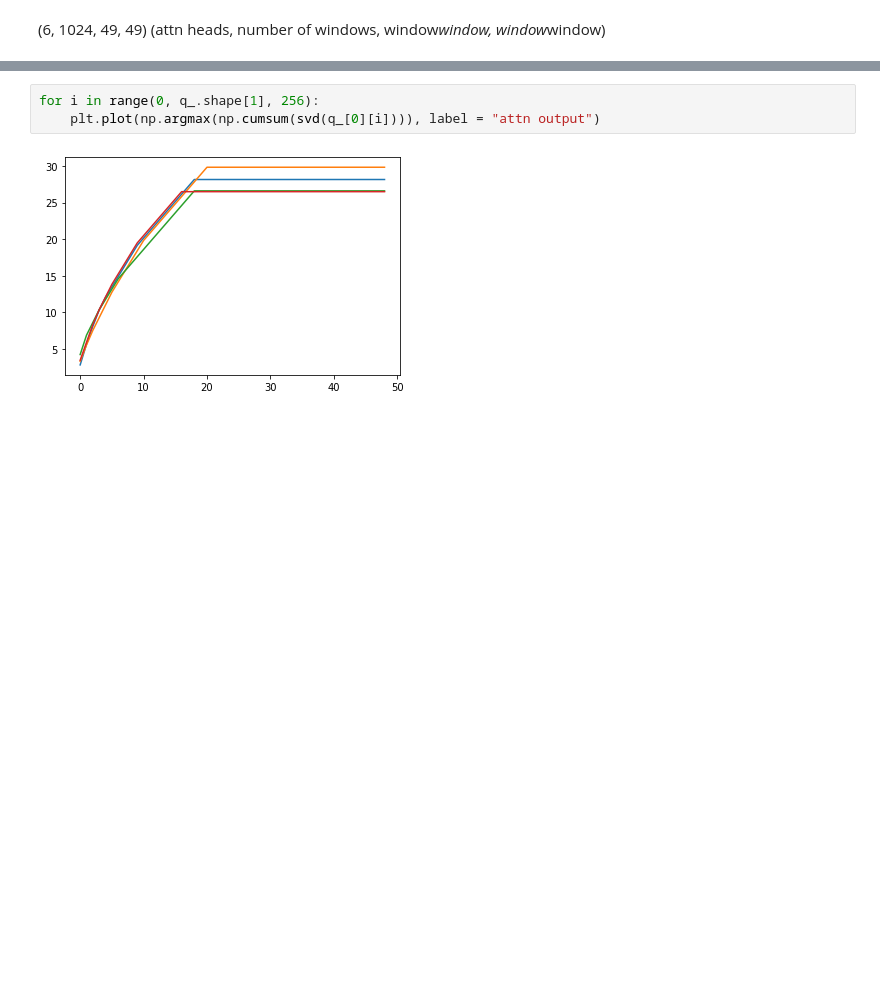
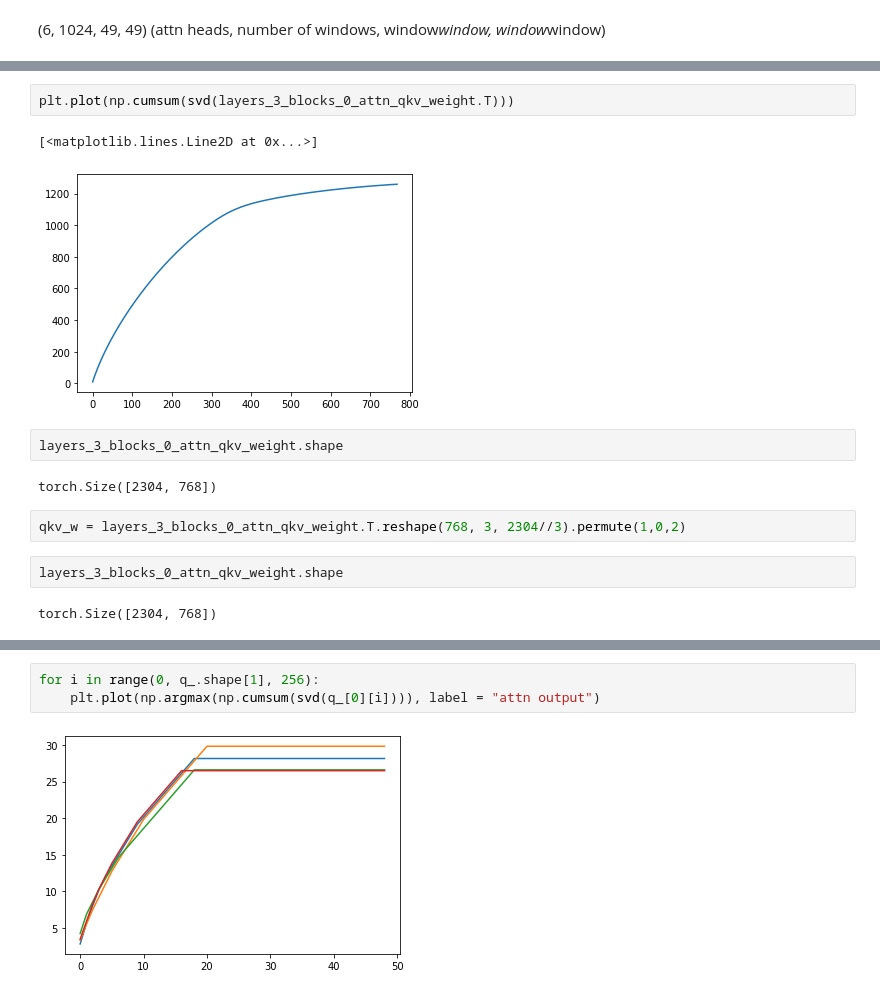
Before and after one commit to ashwinve/ODML-SwinT-JetNano, a Jupyter notebook: ODML-Swin-Transformer/LoRA_analysis.ipynb, the cells around one changed output, grey strips where cells are left out. Drawn from its saved outputs; the diff is of its cells as text; blank space fills up the shorter version.

```diff
--- a/ODML-Swin-Transformer/LoRA_analysis.ipynb
+++ b/ODML-Swin-Transformer/LoRA_analysis.ipynb
@@ -460,0 +530,15 @@ q_.shape
+# %%
+plt.plot(np.cumsum(svd(layers_3_blocks_0_attn_qkv_weight.T)))
+# %% [output]
+[<matplotlib.lines.Line2D at 0x...>]
+[figure, added]
+# %%
+layers_3_blocks_0_attn_qkv_weight.shape
+# %% [output]
+torch.Size([2304, 768])
+# %%
+qkv_w = layers_3_blocks_0_attn_qkv_weight.T.reshape(768, 3, 2304//3).permute(1,0,2)
+# %%
+layers_3_blocks_0_attn_qkv_weight.shape
+# %% [output]
+torch.Size([2304, 768])
```
Also changed, not shown: parts of 45 cells of this notebook, 6 other files.
